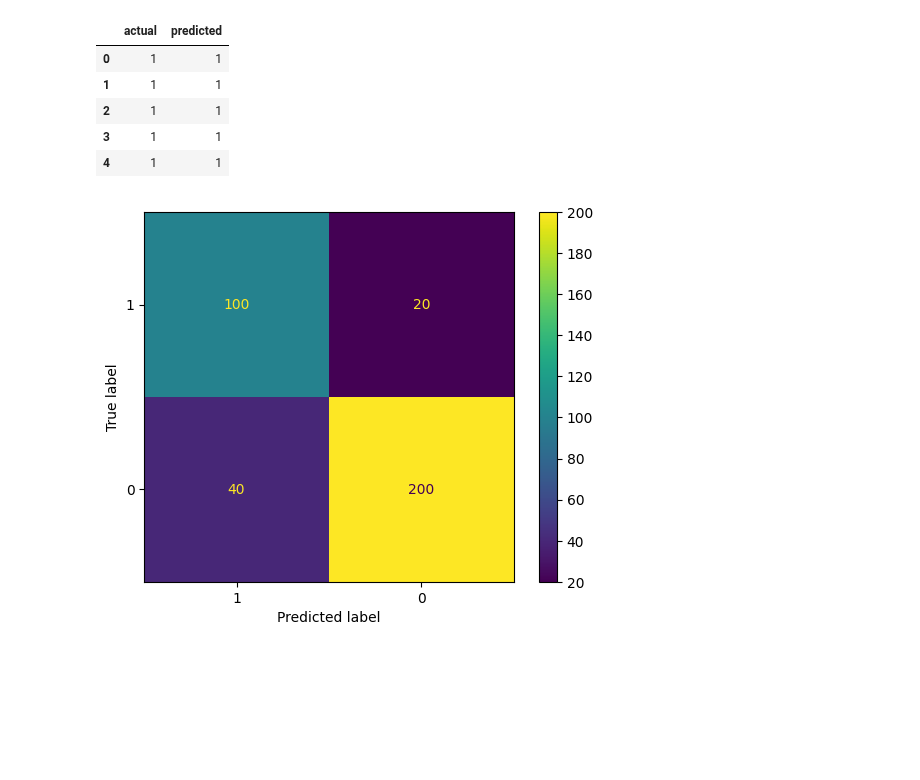
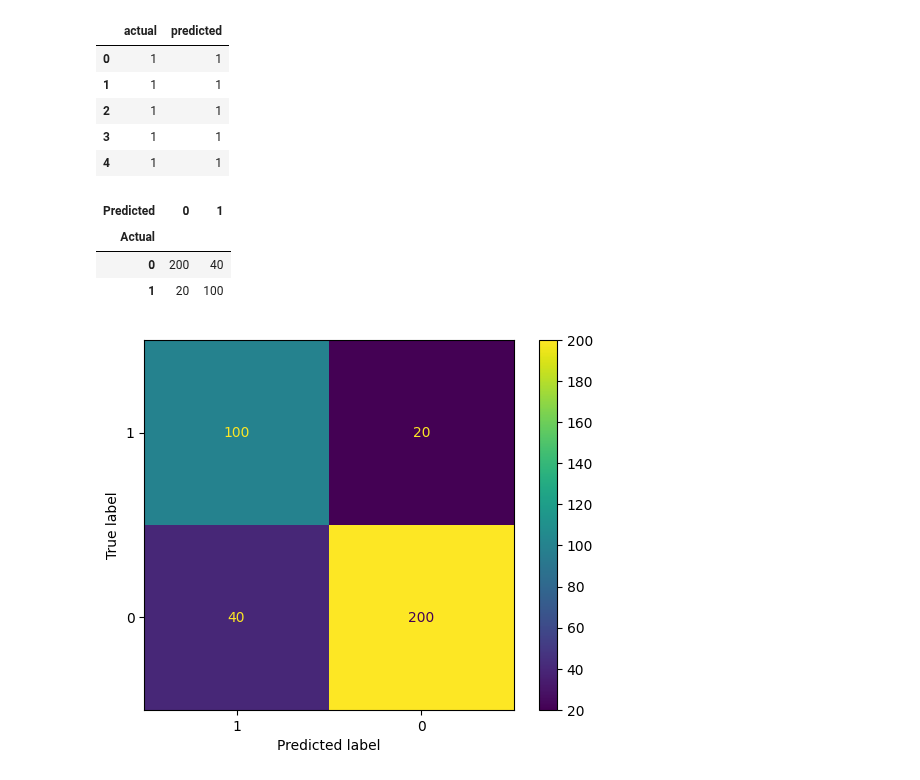
Before and after one commit to a-nagar/cs4372, a Jupyter notebook: model_eval_quiz.ipynb, the cells around one changed output. Drawn from its saved outputs; the diff is of its cells as text; code cells hidden in the pictures; blank space fills up the shorter version.

```diff
--- a/model_eval_quiz.ipynb
+++ b/model_eval_quiz.ipynb
@@ -22,6 +22,13 @@ results.head()
 | 2 | 1 | 1 |
 | 3 | 1 | 1 |
 | 4 | 1 | 1 |
+# %%
+pd.crosstab(results['actual'], results['predicted'], rownames=['Actual'], colnames=['Predicted'])
+# %% [output]
+| Predicted | 0 | 1 |
+| Actual |  |  |
+| 0 | 200 | 40 |
+| 1 | 20 | 100 |
 # %%
 # Create confusion matrix using the actual and predicted columns from results
 cm_results = confusion_matrix(results['actual'], results['predicted'], labels=[1, 0])
```
Also changed, not shown: parts of 2 cells of this notebook.
